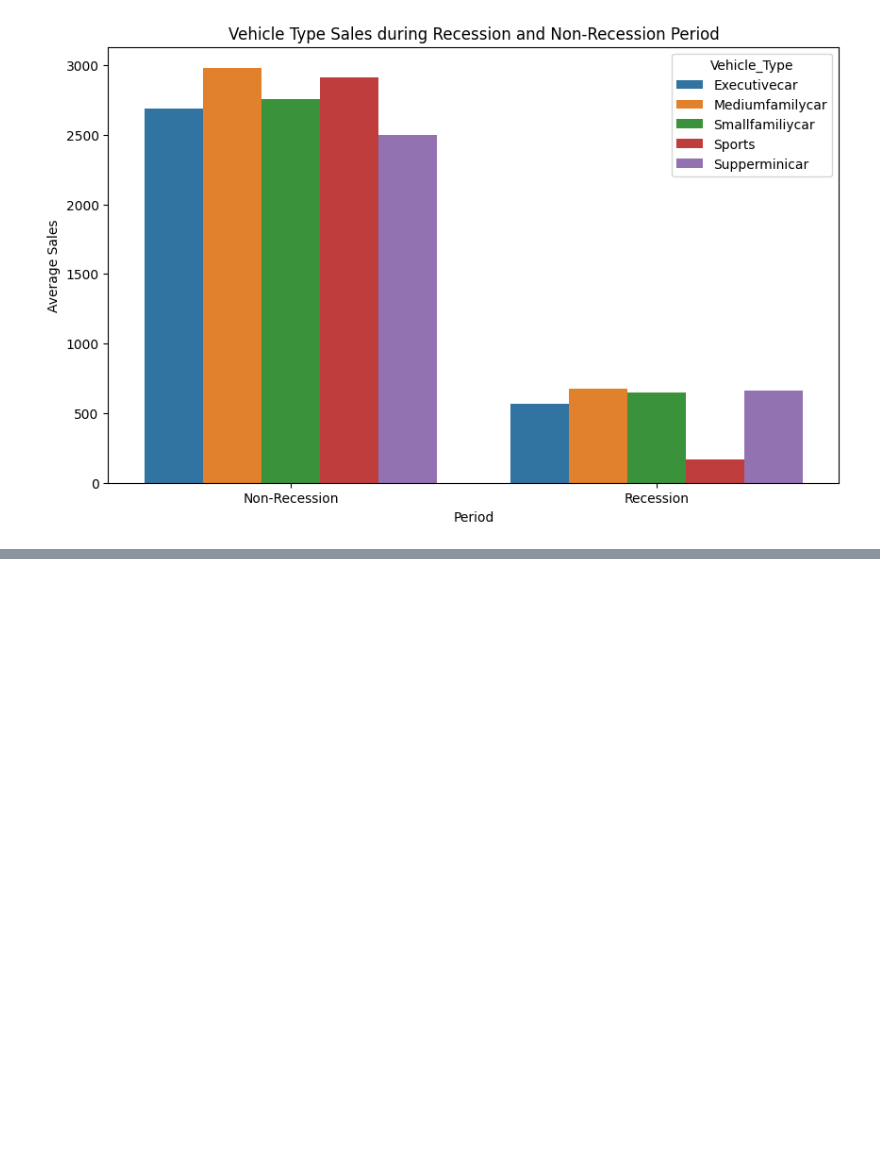
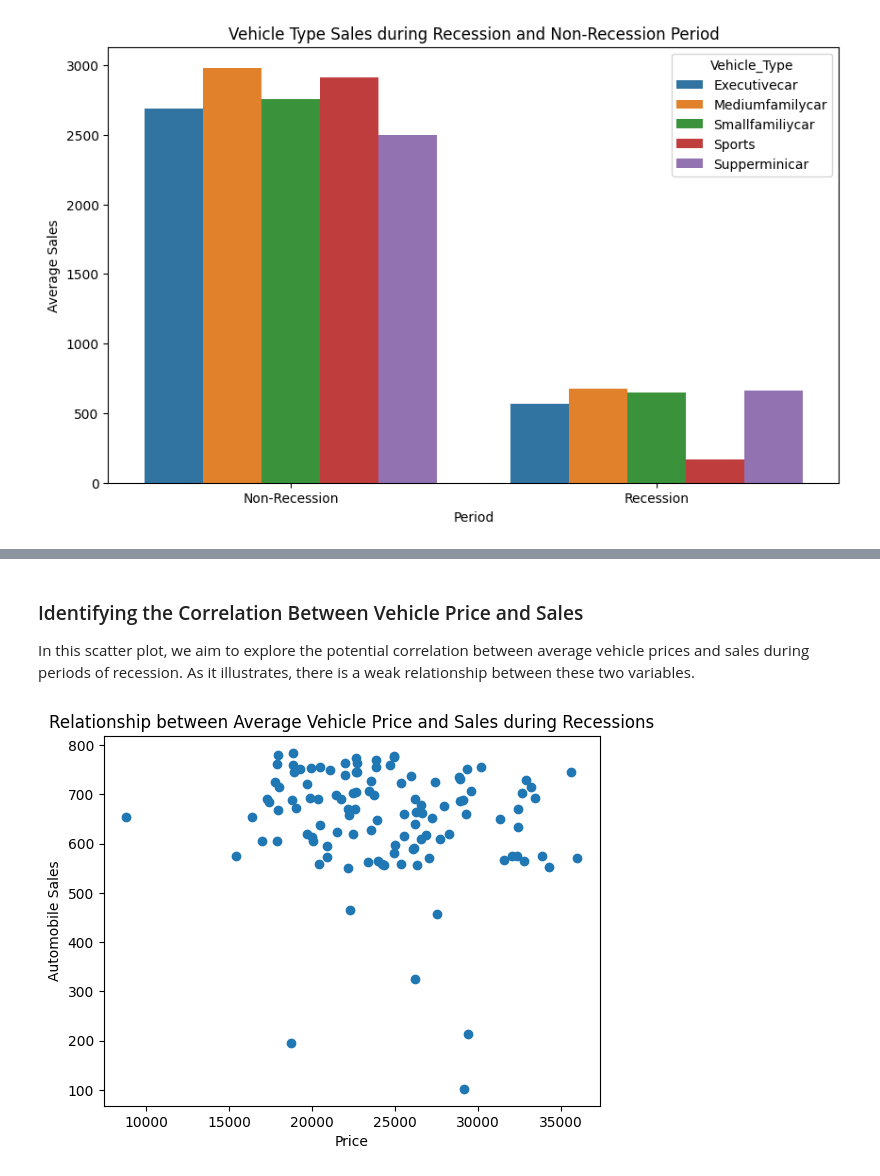
Before and after one commit to LucasTBandeira/AutomobileSalesAnalysis, a Jupyter notebook: RecessionVisualization.ipynb, the cells around one changed output, grey strips where cells are left out. Saved outputs shown, nothing was run; the diff lists cells and outputs as text; code cells hidden in the pictures; blank space fills up the shorter version.

```diff
--- a/RecessionVisualization.ipynb
+++ b/RecessionVisualization.ipynb
@@ -145,0 +191,14 @@ plt.show()
+# %% [markdown]
+### Identifying the Correlation Between Vehicle Price and Sales
+In this scatter plot, we aim to explore the potential correlation between average vehicle prices and sales during periods of recession. As it illustrates, there is a weak relationship between these two variables.
+# %%
+recession_data = sales_df[sales_df['Recession'] == 1]
+
+plt.scatter(recession_data['Price'], recession_data['Automobile_Sales'])
+
+plt.xlabel('Price')
+plt.ylabel('Automobile Sales')
+plt.title('Relationship between Average Vehicle Price and Sales during Recessions')
+plt.show()
+# %% [output]
+[figure, added]
```
Also changed, not shown: parts of 4 cells of this notebook.
